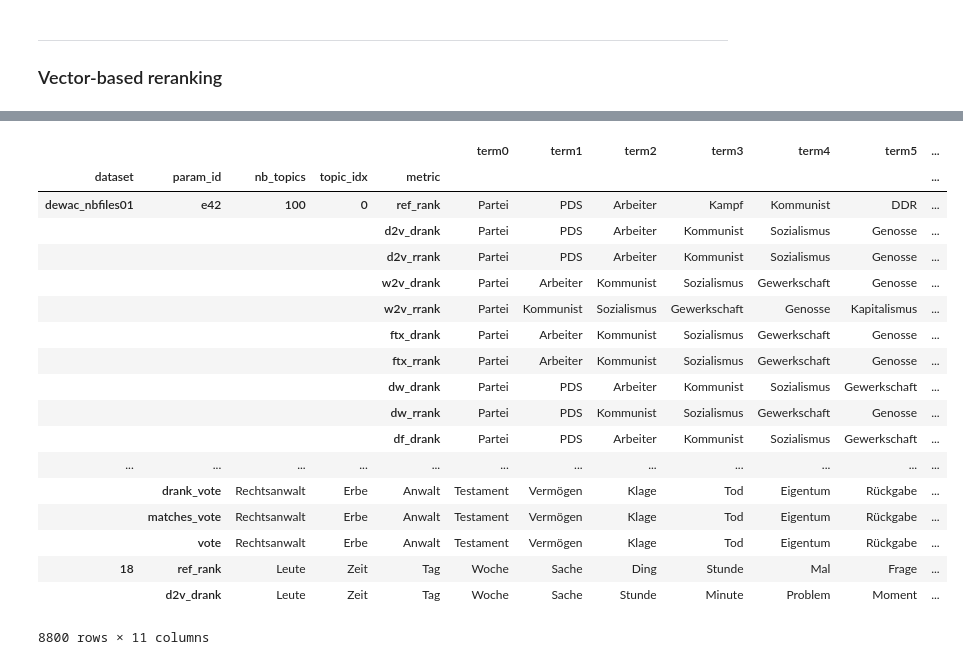
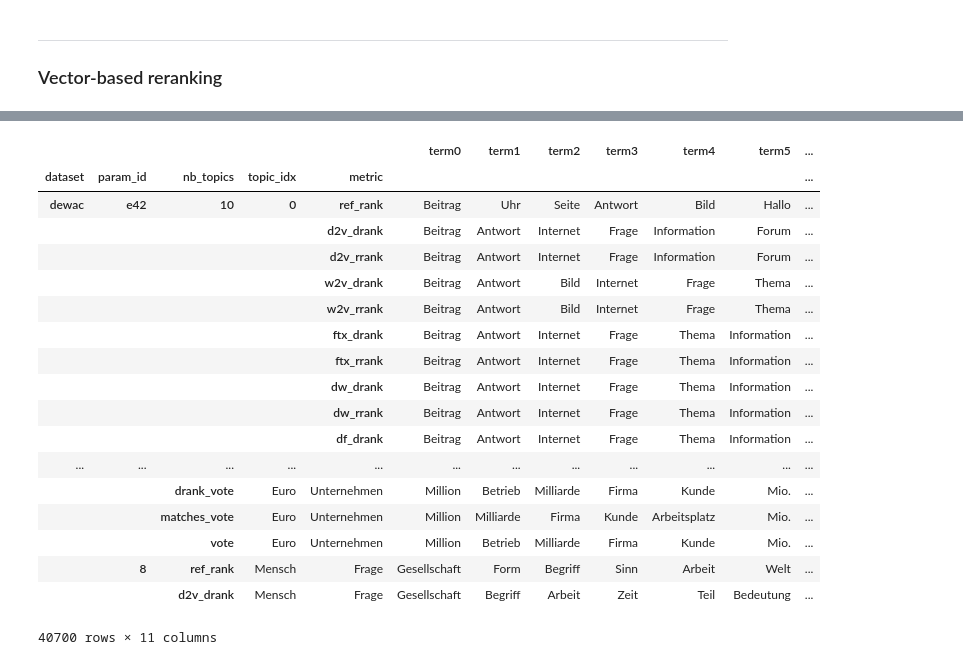
Before and after one commit to andifunke/topic-labeling, a Jupyter notebook: topic_reranking_vectorbased.ipynb, the cells around one changed output, grey strips where cells are left out. Cells and saved outputs as stored; diff of their text form; code cells hidden in the pictures.

```diff
--- a/topic_reranking_vectorbased.ipynb
+++ b/topic_reranking_vectorbased.ipynb
@@ -267,7 +229,7 @@ param_ids = ['e42']
 nbs_topics = [10, 25, 50, 100]
 
 topics = []
-for dataset in ['dewa1', 'O', 'news', 'speeches', 'FA', 'FO', 'E', 'P']:
+for dataset in ['dewac', 'dewiki', 'dewa1', 'O', 'news', 'speeches', 'FA', 'FO', 'E', 'P']:
     topics_loader = TopicsLoader(
         dataset=dataset,
         param_ids=param_ids,
@@ -308,23 +266,23 @@ gleichstand
 # %%
-results.to_csv(join(TPX_PATH, ))
+#results.to_csv(join(TPX_PATH, ))
 results
 # %% [output]
 |  |  |  |  |  | term0 | term1 | term2 | term3 | term4 | term5 | ... |
 | dataset | param_id | nb_topics | topic_idx | metric |  |  |  |  |  |  | ... |
-| dewac_nbfiles01 | e42 | 100 | 0 | ref_rank | Partei | PDS | Arbeiter | Kampf | Kommunist | DDR | ... |
-|  |  |  |  | d2v_drank | Partei | PDS | Arbeiter | Kommunist | Sozialismus | Genosse | ... |
-|  |  |  |  | d2v_rrank | Partei | PDS | Arbeiter | Kommunist | Sozialismus | Genosse | ... |
-|  |  |  |  | w2v_drank | Partei | Arbeiter | Kommunist | Sozialismus | Gewerkschaft | Genosse | ... |
-|  |  |  |  | w2v_rrank | Partei | Kommunist | Sozialismus | Gewerkschaft | Genosse | Kapitalismus | ... |
-|  |  |  |  | ftx_drank | Partei | Arbeiter | Kommunist | Sozialismus | Gewerkschaft | Genosse | ... |
-|  |  |  |  | ftx_rrank | Partei | Arbeiter | Kommunist | Sozialismus | Gewerkschaft | Genosse | ... |
-|  |  |  |  | dw_drank | Partei | PDS | Arbeiter | Kommunist | Sozialismus | Gewerkschaft | ... |
-|  |  |  |  | dw_rrank | Partei | PDS | Kommunist | Sozialismus | Gewerkschaft | Genosse | ... |
-|  |  |  |  | df_drank | Partei | PDS | Arbeiter | Kommunist | Sozialismus | Gewerkschaft | ... |
+| dewac | e42 | 10 | 0 | ref_rank | Beitrag | Uhr | Seite | Antwort | Bild | Hallo | ... |
+|  |  |  |  | d2v_drank | Beitrag | Antwort | Internet | Frage | Information | Forum | ... |
+|  |  |  |  | d2v_rrank | Beitrag | Antwort | Internet | Frage | Information | Forum | ... |
+|  |  |  |  | w2v_drank | Beitrag | Antwort | Bild | Internet | Frage | Thema | ... |
+|  |  |  |  | w2v_rrank | Beitrag | Antwort | Bild | Internet | Frage | Thema | ... |
+|  |  |  |  | ftx_drank | Beitrag | Antwort | Internet | Frage | Thema | Information | ... |
+|  |  |  |  | ftx_rrank | Beitrag | Antwort | Internet | Frage | Thema | Information | ... |
+|  |  |  |  | dw_drank | Beitrag | Antwort | Internet | Frage | Thema | Information | ... |
+|  |  |  |  | dw_rrank | Beitrag | Antwort | Internet | Frage | Thema | Information | ... |
+|  |  |  |  | df_drank | Beitrag | Antwort | Internet | Frage | Thema | Information | ... |
 | ... | ... | ... | ... | ... | ... | ... | ... | ... | ... | ... | ... |
-|  | drank_vote | Rechtsanwalt | Erbe | Anwalt | Testament | Vermögen | Klage | Tod | Eigentum | Rückgabe | ... |
-|  | matches_vote | Rechtsanwalt | Erbe | Anwalt | Testament | Vermögen | Klage | Tod | Eigentum | Rückgabe | ... |
-|  | vote | Rechtsanwalt | Erbe | Anwalt | Testament | Vermögen | Klage | Tod | Eigentum | Rückgabe | ... |
-| 18 | ref_rank | Leute | Zeit | Tag | Woche | Sache | Ding | Stunde | Mal | Frage | ... |
-|  | d2v_drank | Leute | Zeit | Tag | Woche | Sache | Stunde | Minute | Problem | Moment | ... |
+|  |  | drank_vote | Euro | Unternehmen | Million | Betrieb | Milliarde | Firma | Kunde | Mio. | ... |
+|  |  | matches_vote | Euro | Unternehmen | Million | Milliarde | Firma | Kunde | Arbeitsplatz | Mio. | ... |
+|  |  | vote | Euro | Unternehmen | Million | Betrieb | Milliarde | Firma | Kunde | Mio. | ... |
+|  | 8 | ref_rank | Mensch | Frage | Gesellschaft | Form | Begriff | Sinn | Arbeit | Welt | ... |
+|  |  | d2v_drank | Mensch | Frage | Gesellschaft | Begriff | Arbeit | Zeit | Teil | Bedeutung | ... |
-8800 rows × 11 columns
+40700 rows × 11 columns
```
Also changed, not shown: parts of 29 cells of this notebook, 4 other files.
